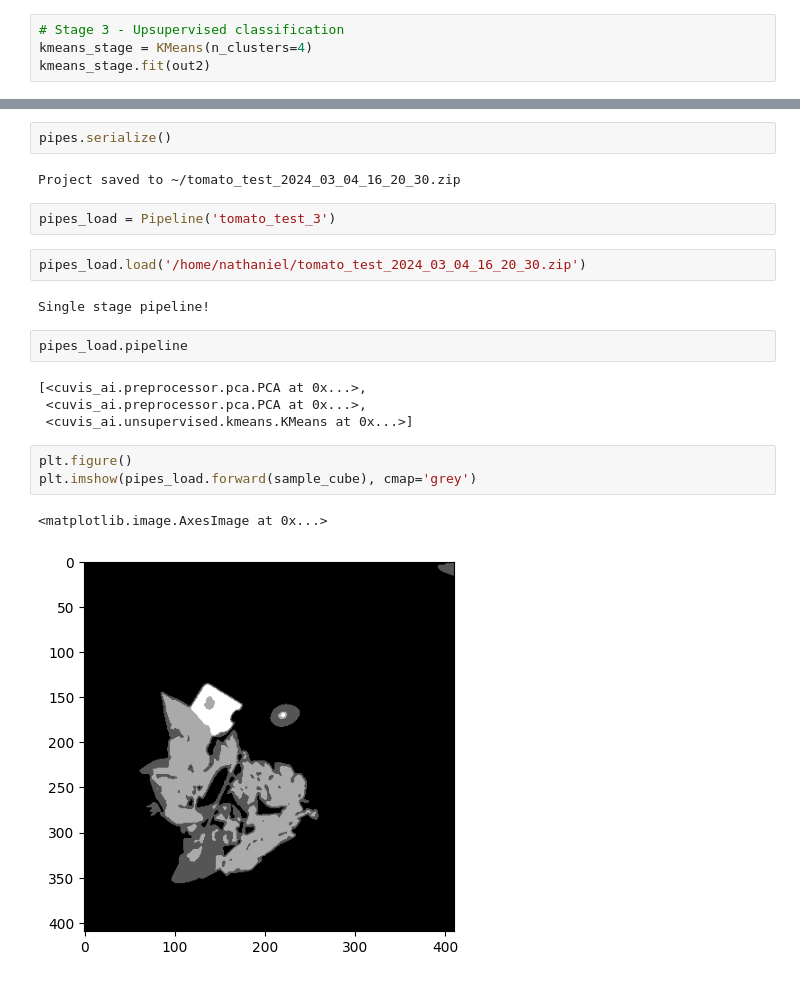
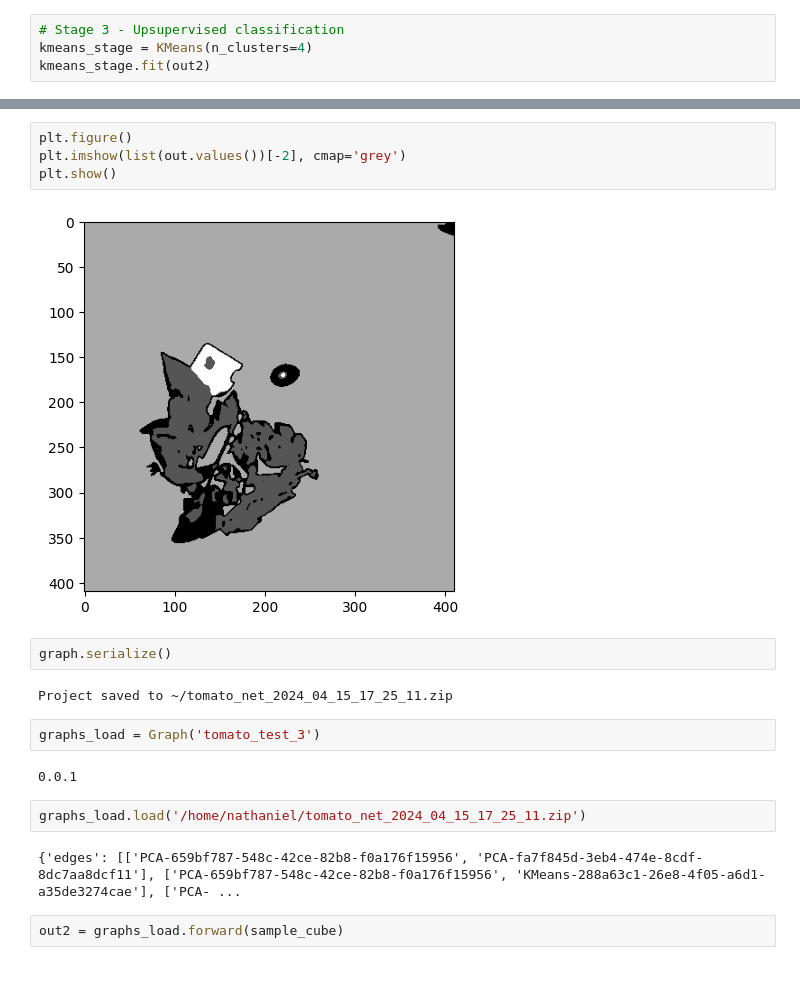
Before and after one commit to cubert-hyperspectral/cuvis.ai, a Jupyter notebook: Minimal_Example.ipynb, the cells around one changed output, grey strips where cells are left out. Drawn from its saved outputs; the diff is of its cells as text.

```diff
--- a/Minimal_Example.ipynb
+++ b/Minimal_Example.ipynb
@@ -60,22 +58,20 @@ plt.imshow(pipes.forward(sample_cube), cmap='grey')
+# %%
+plt.figure()
+plt.imshow(list(out.values())[-2], cmap='grey')
+plt.show()
+# %% [output]
+[figure, added]
 # %%
-pipes.serialize()
+graph.serialize()
 # %% [output]
-Project saved to ~/tomato_test_2024_03_04_16_20_30.zip
+Project saved to ~/tomato_net_2024_04_15_17_25_11.zip
 # %%
-pipes_load = Pipeline('tomato_test_3')
+graphs_load = Graph('tomato_test_3')
+# %% [output]
+0.0.1
 # %%
-pipes_load.load('/home/nathaniel/tomato_test_2024_03_04_16_20_30.zip')
+graphs_load.load('/home/nathaniel/tomato_net_2024_04_15_17_25_11.zip')
 # %% [output]
-Single stage pipeline!
+{'edges': [['PCA-659bf787-548c-42ce-82b8-f0a176f15956', 'PCA-fa7f845d-3eb4-474e-8cdf-8dc7aa8dcf11'], ['PCA-659bf787-548c-42ce-82b8-f0a176f15956', 'KMeans-288a63c1-26e8-4f05-a6d1-a35de3274cae'], ['PCA- ...
-# %%
-pipes_load.pipeline
-# %% [output]
-[<cuvis_ai.preprocessor.pca.PCA at 0x...>,
- <cuvis_ai.preprocessor.pca.PCA at 0x...>,
- <cuvis_ai.unsupervised.kmeans.KMeans at 0x...>]
-# %%
-plt.figure()
-plt.imshow(pipes_load.forward(sample_cube), cmap='grey')
-# %% [output]
-<matplotlib.image.AxesImage at 0x...>
-[figure, removed]
+# %%
+out2 = graphs_load.forward(sample_cube)
```
Also changed, not shown: parts of 15 cells of this notebook, 12 other files.
